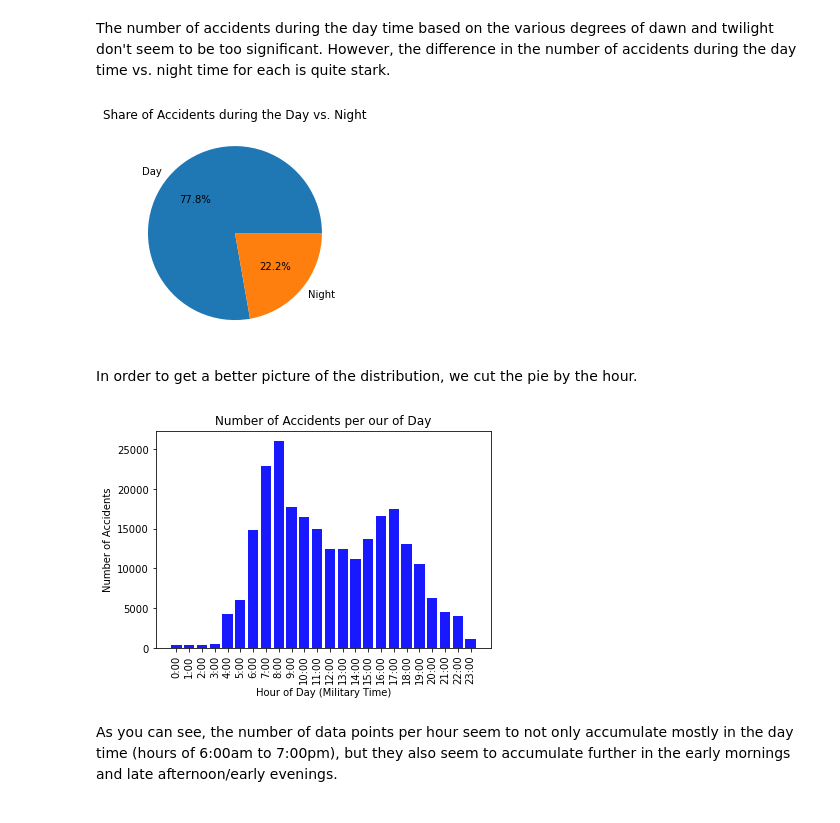
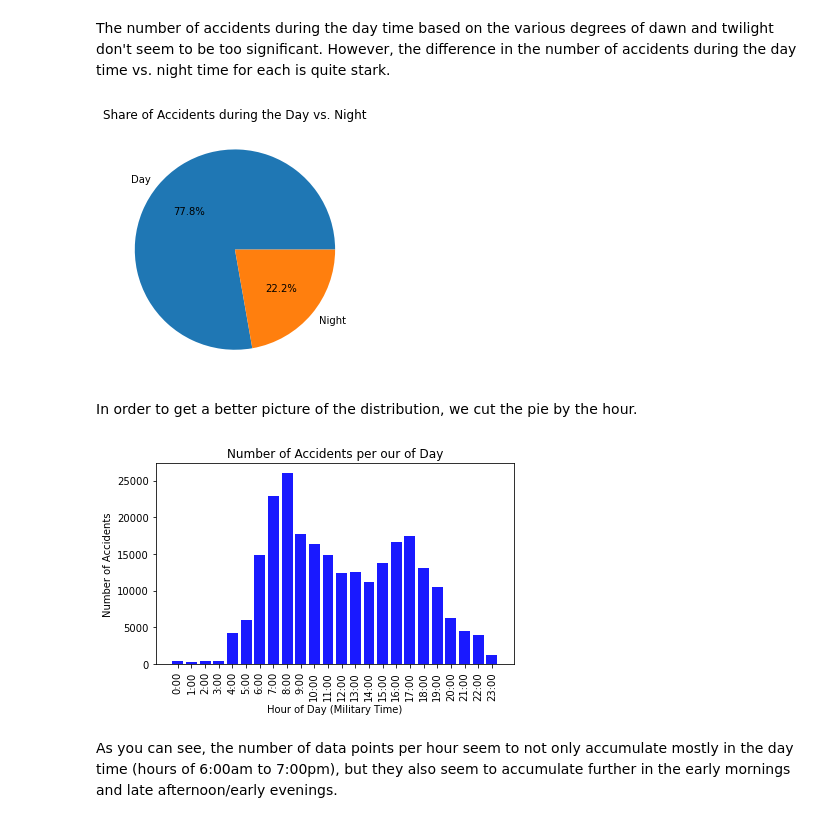
Before and after one commit to ykrasnikov/US-Traffic-Accidents, a Jupyter notebook: amenities-and-time-of-day/cars_vs_ammenities_texas.ipynb, the cells around one changed output. Saved outputs shown, nothing was run; the diff lists cells and outputs as text; code cells hidden in the pictures.

```diff
--- a/amenities-and-time-of-day/cars_vs_ammenities_texas.ipynb
+++ b/amenities-and-time-of-day/cars_vs_ammenities_texas.ipynb
@@ -244,14 +227,15 @@ The number of accidents during the day time based on the various degrees of dawn
 # %%
 ## pie chart for day vs. night share of accidents
 
 accidents_sunlight = time_of_day_data['Sunrise_Sunset'].value_counts()
 
 plt.pie(accidents_sunlight, labels=accidents_sunlight.index.values, autopct="%1.1f%%")
 plt.title('Share of Accidents during the Day vs. Night')
+plt.tight_layout()
 plt.savefig("../Images/day_night_accident_share.png")
 plt.show()
 # %% [output]
-[figure, old version]
+[figure, new version]
 # %% [markdown]
 In order to get a better picture of the distribution, we cut the pie by the hour.
 # %%
@@ -304,9 +288,10 @@ plt.xticks(rotation=90)
 plt.xlabel("Hour of Day (Military Time)")
 plt.ylabel("Number of Accidents")
 plt.title("Number of Accidents per our of Day")
+plt.tight_layout()
 plt.savefig("../Images/accidents_per_hour.png")
 plt.show()
 # %% [output]
-[figure, old version]
+[figure, new version]
 # %% [markdown]
 As you can see, the number of data points per hour seem to not only accumulate mostly in the day time (hours of 6:00am to 7:00pm), but they also seem to accumulate further in the early mornings and late afternoon/early evenings.
```
Also changed, not shown: parts of 2 cells of this notebook, 3 other files.
